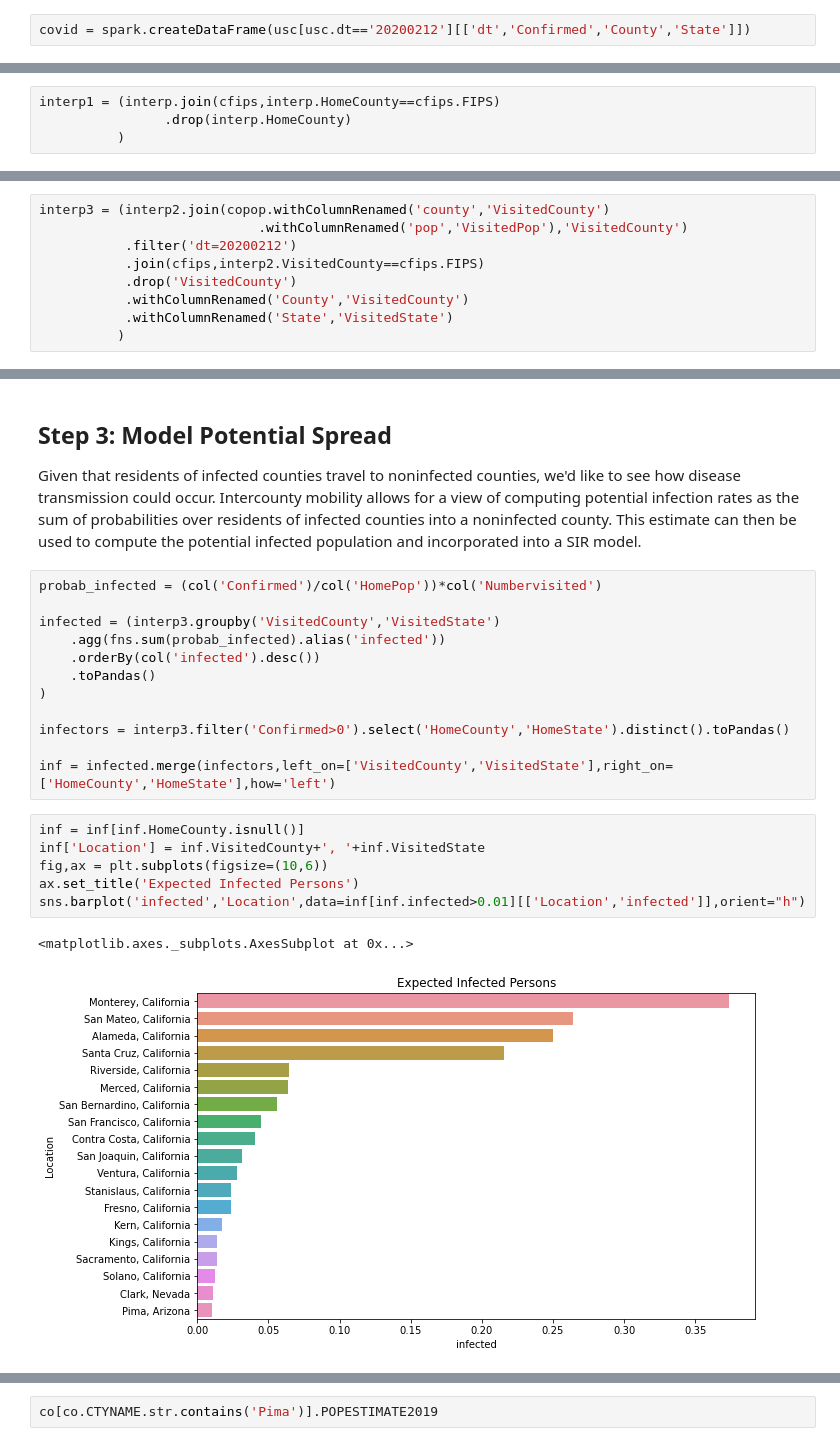
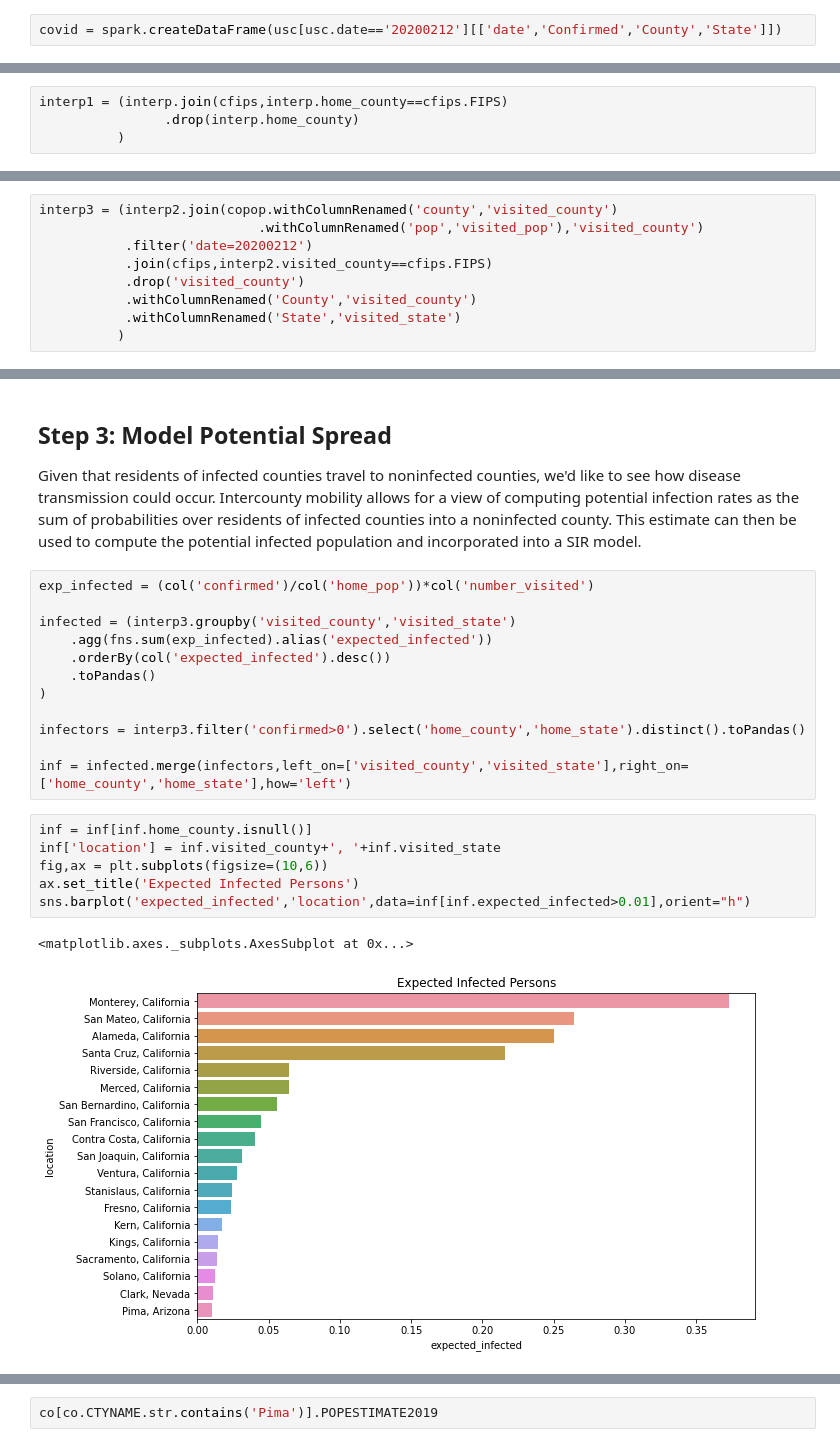
Before and after one commit to trufactor/covid-19, a Jupyter notebook: notebooks/TruFactor_InterCounty_Mobility.ipynb, the cells around one changed output, grey strips where cells are left out. Drawn from its saved outputs; the diff is of its cells as text.

```diff
--- a/notebooks/TruFactor_InterCounty_Mobility.ipynb
+++ b/notebooks/TruFactor_InterCounty_Mobility.ipynb
@@ -192,5 +199,5 @@ interp = inter.join(copop.withColumnRenamed('county','HomeCounty'),'HomeCounty')
 # %%
-covid = spark.createDataFrame(usc[usc.dt=='20200212'][['dt','Confirmed','County','State']])
+covid = spark.createDataFrame(usc[usc.date=='20200212'][['date','Confirmed','County','State']])
 # %%
 cfips = pd.read_csv('county_fips.csv',dtype=str)
 # %%
@@ -205,7 +212,7 @@ cfips.head(3)
 # %%
 cfips = spark.createDataFrame(cfips.fillna(''))
 # %%
-interp1 = (interp.join(cfips,interp.HomeCounty==cfips.FIPS)
-                .drop(interp.HomeCounty)
+interp1 = (interp.join(cfips,interp.home_county==cfips.FIPS)
+                .drop(interp.home_county)
           )
 # %%
@@ -222,13 +229,13 @@ interp2 = (interp1.join(covid,['County','State','dt'],'left')
            )
 )
 # %%
-interp3 = (interp2.join(copop.withColumnRenamed('county','VisitedCounty')
-                            .withColumnRenamed('pop','VisitedPop'),'VisitedCounty')
-           .filter('dt=20200212')
-           .join(cfips,interp2.VisitedCounty==cfips.FIPS)
-           .drop('VisitedCounty')
-           .withColumnRenamed('County','VisitedCounty')
-           .withColumnRenamed('State','VisitedState')
+interp3 = (interp2.join(copop.withColumnRenamed('county','visited_county')
+                            .withColumnRenamed('pop','visited_pop'),'visited_county')
+           .filter('date=20200212')
+           .join(cfips,interp2.visited_county==cfips.FIPS)
+           .drop('visited_county')
+           .withColumnRenamed('County','visited_county')
+           .withColumnRenamed('State','visited_state')
           )
 # %%
 interp3.cache()
@@ -323,24 +328,24 @@ hv.element.tiles.CartoLight()*hv.Polygons([v for k,v in std.items()],vdims=['ST'
     Given that residents of infected counties travel to noninfected counties, we'd like to see how disease transmission could occur. Intercounty mobility allows for a view of computing potential infection rates as the sum of probabilities over residents of infected counties into a noninfected county. This estimate can then be used to compute the potential infected population and incorporated into a SIR model.
 </p>
 # %%
-probab_infected = (col('Confirmed')/col('HomePop'))*col('Numbervisited')
+exp_infected = (col('confirmed')/col('home_pop'))*col('number_visited')
 
-infected = (interp3.groupby('VisitedCounty','VisitedState')
-    .agg(fns.sum(probab_infected).alias('infected'))
-    .orderBy(col('infected').desc())
+infected = (interp3.groupby('visited_county','visited_state')
+    .agg(fns.sum(exp_infected).alias('expected_infected'))
+    .orderBy(col('expected_infected').desc())
     .toPandas()
 )
 
-infectors = interp3.filter('Confirmed>0').select('HomeCounty','HomeState').distinct().toPandas()
+infectors = interp3.filter('confirmed>0').select('home_county','home_state').distinct().toPandas()
 
-inf = infected.merge(infectors,left_on=['VisitedCounty','VisitedState'],right_on=['HomeCounty','HomeState'],how='left')
+inf = infected.merge(infectors,left_on=['visited_county','visited_state'],right_on=['home_county','home_state'],how='left')
 # %%
-inf = inf[inf.HomeCounty.isnull()]
-inf['Location'] = inf.VisitedCounty+', '+inf.VisitedState
+inf = inf[inf.home_county.isnull()]
+inf['location'] = inf.visited_county+', '+inf.visited_state
 fig,ax = plt.subplots(figsize=(10,6))
 ax.set_title('Expected Infected Persons')
-sns.barplot('infected','Location',data=inf[inf.infected>0.01][['Location','infected']],orient="h")
+sns.barplot('expected_infected','location',data=inf[inf.expected_infected>0.01],orient="h")
 # %% [output]
 <matplotlib.axes._subplots.AxesSubplot at 0x...>
-[figure, old version]
+[figure, new version]
 # %%
```
Also changed, not shown: parts of 23 cells of this notebook, 11 other files.
